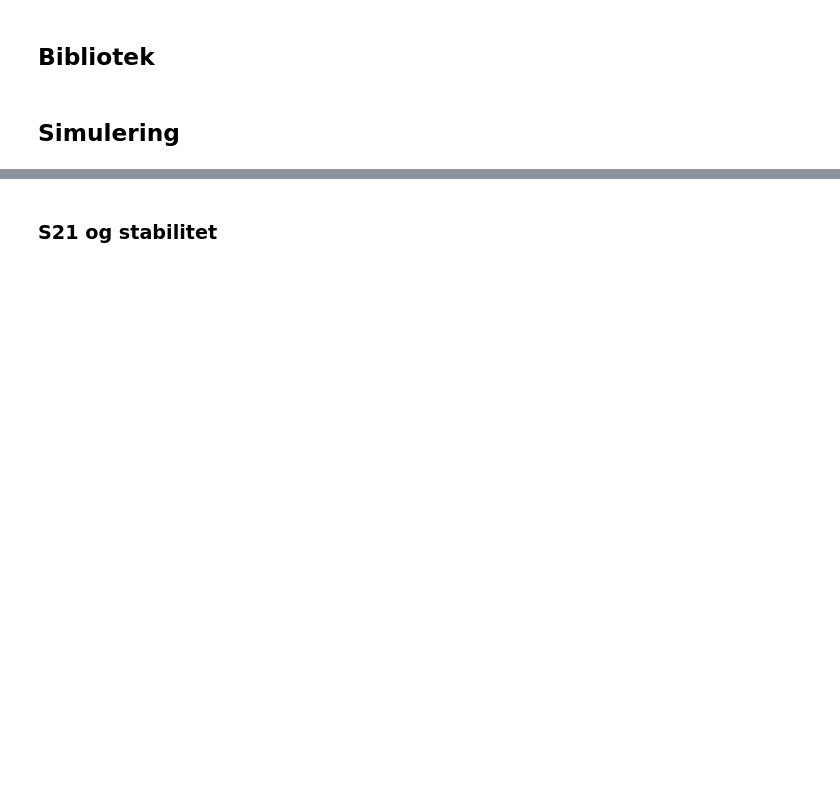
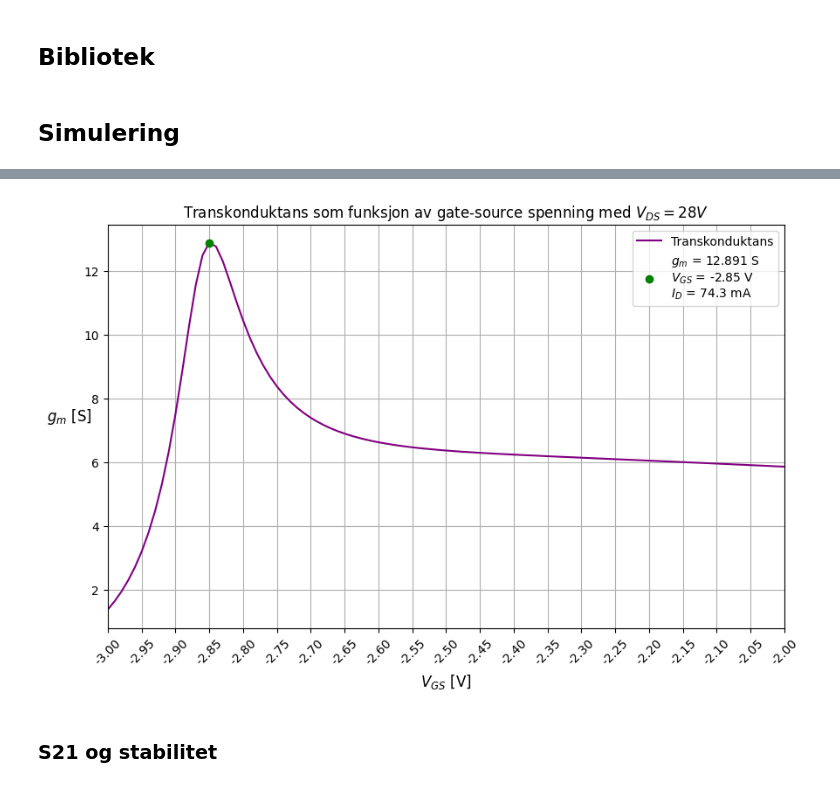
Before and after one commit to SkaugJr/TTT4201-Radiosystemdesign, a Jupyter notebook: Databehandling/Visualisering.ipynb, the cells around one changed output, grey strips where cells are left out. Saved outputs shown, nothing was run; the diff lists cells and outputs as text; code cells hidden in the pictures; blank space fills up the shorter version.

```diff
--- a/Databehandling/Visualisering.ipynb
+++ b/Databehandling/Visualisering.ipynb
@@ -9,3 +79,26 @@ import matplotlib.pyplot as plt
+# %%
+# Load transkonduktans data
+Transkonduktans = np.loadtxt('Data/Simulering/Transkonduktans28V.csv', delimiter=',', skiprows=11)
+Transkondutans = pd.DataFrame(Transkonduktans, columns=['VGS', 'Gm'])
+
+max_gm_idx = Transkondutans['Gm'].idxmax()
+max_gm = Transkondutans.loc[max_gm_idx]
+max_ID = IV_kurve[IV_kurve['VGS'] == max_gm['VGS']]['ID'].max()
+
+plt.figure(figsize=(10, 6))
+plt.plot(Transkondutans['VGS'], Transkondutans['Gm'], color='purple', label='Transkonduktans')
+plt.scatter(max_gm['VGS'], max_gm['Gm'], marker='o' , color='g', label=f'$g_m$ = {max_gm["Gm"]:.3f} S\n$V_{{GS}}$ = {max_gm["VGS"]:.2f} V \n$I_D$ = {max_ID:.1f} mA', zorder=5)
+plt.xlabel('$V_{GS}$ [V]', fontsize=12)
+plt.ylabel('$g_m$ [S]', fontsize=12, labelpad=12, rotation=0)
+plt.title('Transkonduktans som funksjon av gate-source spenning med $V_{DS} = 28 V$')
+plt.grid(True)
+plt.xticks(np.arange(-3, -2+0.01, 0.05), rotation=45)
+plt.gca().xaxis.set_major_formatter(FormatStrFormatter('%.2f'))
+plt.legend()
+plt.xlim(-3, -2)
+plt.show()
+# %% [output]
+[figure, added]
 # %% [markdown]
 ### S21 og stabilitet
 # %%
```
Also changed, not shown: parts of 5 cells of this notebook, 29 other files.
